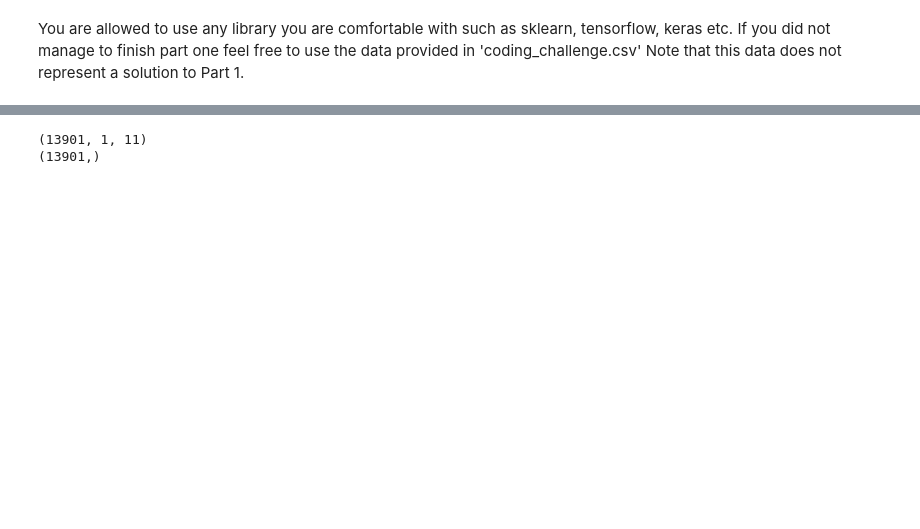
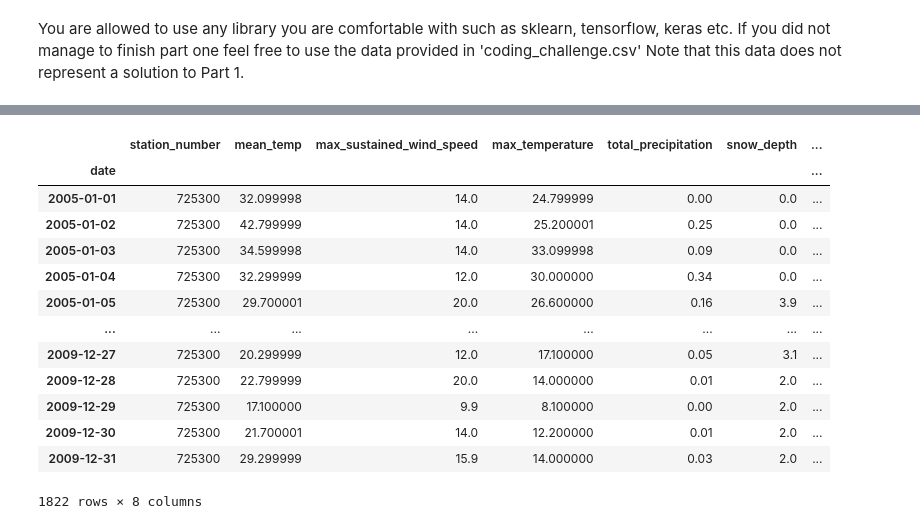
Before and after one commit to danbm94/codingchallenge, a Jupyter notebook: codecademy projects/Coding Challenge.ipynb, the cells around one changed output, grey strips where cells are left out. Drawn from its saved outputs; the diff is of its cells as text; code cells hidden in the pictures; blank space fills up the shorter version.

```diff
--- a/Coding Challenge.ipynb
+++ b/codecademy projects/Coding Challenge.ipynb
@@ -275,0 +438,19 @@ If you did not manage to finish part one feel free to use the data provided in '
+# %%
+station_1 = weather_data_1.loc[weather_data_1["station_number"] == 725300]
+# %%
+station_1
+# %% [output]
+|  | station_number | mean_temp | max_sustained_wind_speed | max_temperature | total_precipitation | snow_depth | ... |
+| date |  |  |  |  |  |  | ... |
+| 2005-01-01 | 725300 | 32.099998 | 14.0 | 24.799999 | 0.00 | 0.0 | ... |
+| 2005-01-02 | 725300 | 42.799999 | 14.0 | 25.200001 | 0.25 | 0.0 | ... |
+| 2005-01-03 | 725300 | 34.599998 | 14.0 | 33.099998 | 0.09 | 0.0 | ... |
+| 2005-01-04 | 725300 | 32.299999 | 12.0 | 30.000000 | 0.34 | 0.0 | ... |
+| 2005-01-05 | 725300 | 29.700001 | 20.0 | 26.600000 | 0.16 | 3.9 | ... |
+| ... | ... | ... | ... | ... | ... | ... | ... |
+| 2009-12-27 | 725300 | 20.299999 | 12.0 | 17.100000 | 0.05 | 3.1 | ... |
+| 2009-12-28 | 725300 | 22.799999 | 20.0 | 14.000000 | 0.01 | 2.0 | ... |
+| 2009-12-29 | 725300 | 17.100000 | 9.9 | 8.100000 | 0.00 | 2.0 | ... |
+| 2009-12-30 | 725300 | 21.700001 | 14.0 | 12.200000 | 0.01 | 2.0 | ... |
+| 2009-12-31 | 725300 | 29.299999 | 15.9 | 14.000000 | 0.03 | 2.0 | ... |
+1822 rows × 8 columns
@@ -287,10 +481,4 @@ def prepare_data(train_X, train_y, window_size):
 train_X, train_y = prepare_data(train_X, train_y, window_size)
 test_X, test_y = prepare_data(test_X, test_y, window_size)
 evaluation_X, evaluation_y = prepare_data(evaluation_X, evaluation_y, window_size)
-# %%
-print(train_X.shape)
-print(train_y.shape)
-# %% [output]
-(13901, 1, 11)
-(13901,)
 # %%
```
Also changed, not shown: parts of 20 cells of this notebook, 37 other files.
